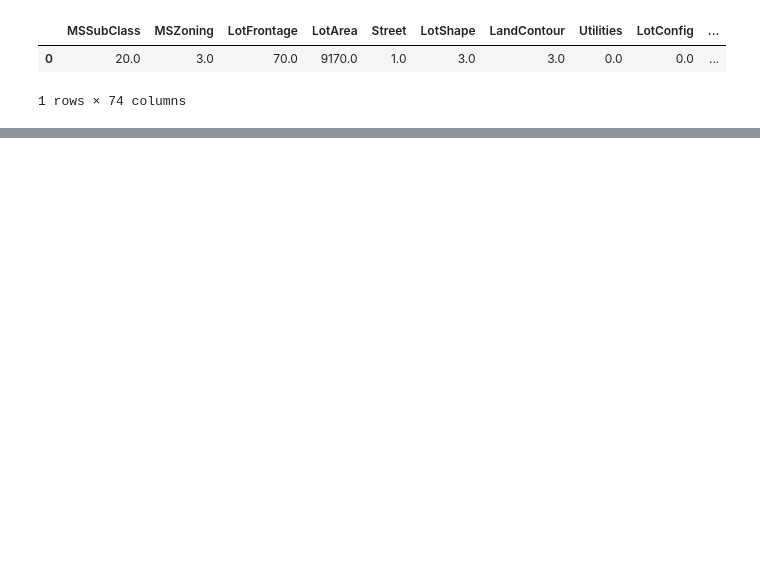
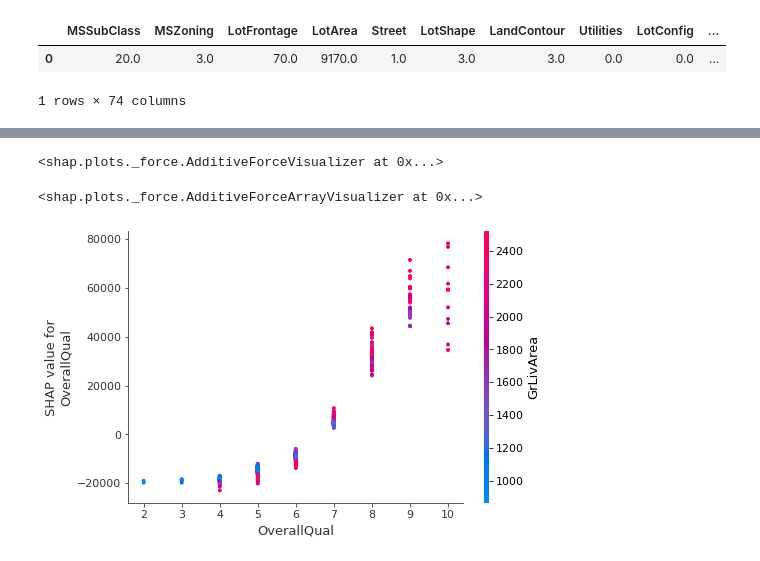
Before and after one commit to mayoor/stats-ml-exps, a Jupyter notebook: Model_explanation_Housing.ipynb, the cells around one changed output, grey strips where cells are left out. Cells and saved outputs as stored; diff of their text form; code cells hidden in the pictures; blank space fills up the shorter version.

Commit message:
Shap Explanation

```diff
--- a/Model_explanation_Housing.ipynb
+++ b/Model_explanation_Housing.ipynb
@@ -234,0 +222,15 @@ Type:      function
+# %%
+explainer = shap.TreeExplainer(model)
+shap_values = explainer.shap_values(trainx)
+# %%
+shap.force_plot(explainer.expected_value, shap_values[0,:], trainx.iloc[0,:])
+# %% [output]
+<shap.plots._force.AdditiveForceVisualizer at 0x...>
+# %%
+shap.force_plot(explainer.expected_value, shap_values, trainx)
+# %% [output]
+<shap.plots._force.AdditiveForceArrayVisualizer at 0x...>
+# %%
+shap.dependence_plot("OverallQual", shap_values, trainx)
+# %% [output]
+[figure, added]
```
Also changed, not shown: parts of 15 cells of this notebook, 1 other file.
